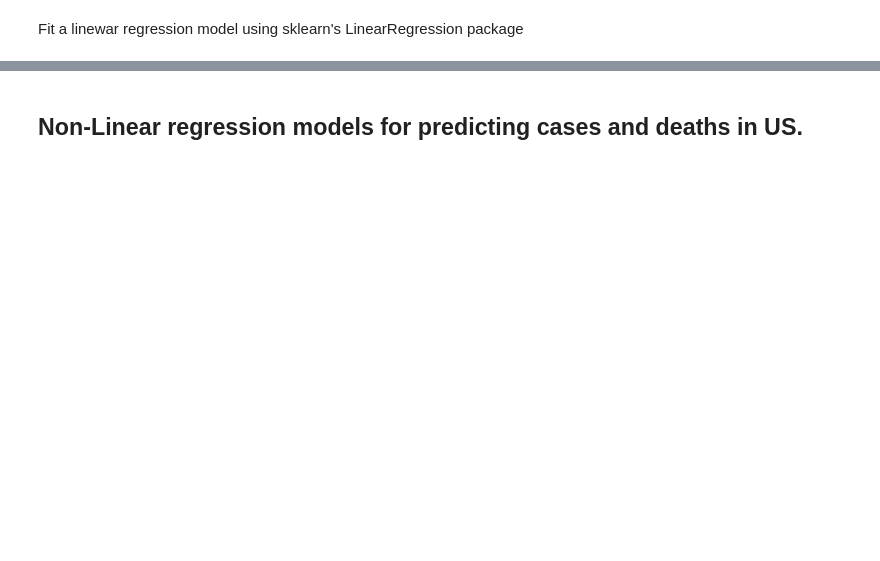
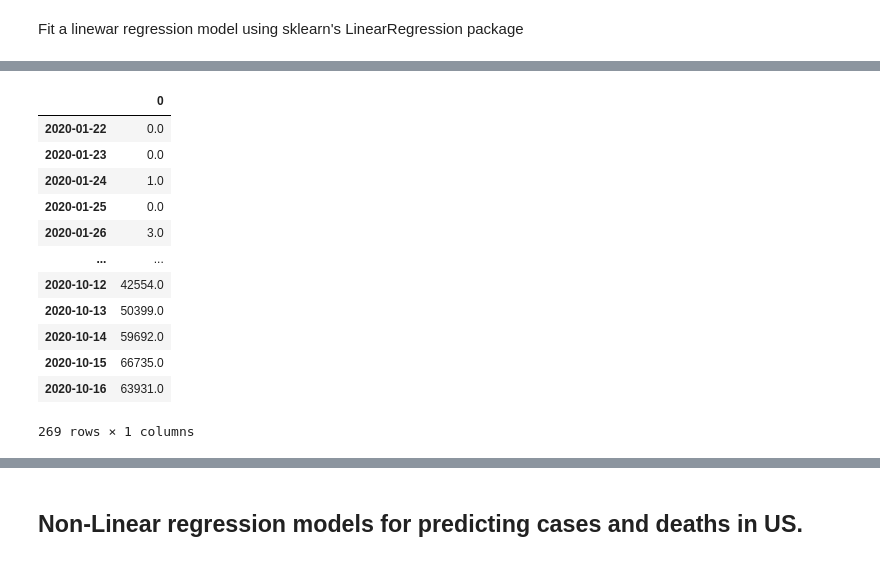
Before and after one commit to HarinB4/Covid-19DataProject, a Jupyter notebook: src/Stage_III/Teams_Stage_III.ipynb, the cells around one changed output, grey strips where cells are left out. Drawn from its saved outputs; the diff is of its cells as text; code cells hidden in the pictures; blank space fills up the shorter version.

```diff
--- a/src/Stage_III/Teams_Stage_III.ipynb
+++ b/src/Stage_III/Teams_Stage_III.ipynb
@@ -146,0 +159,17 @@ formula: y= 267151945867.48468x + 1.5833451689194383e+18
+# %%
+index = [i for i in range(united_states_cases.index.size)]
+united_states_cases
+# %% [output]
+|  | 0 |
+| 2020-01-22 | 0.0 |
+| 2020-01-23 | 0.0 |
+| 2020-01-24 | 1.0 |
+| 2020-01-25 | 0.0 |
+| 2020-01-26 | 3.0 |
+| ... | ... |
+| 2020-10-12 | 42554.0 |
+| 2020-10-13 | 50399.0 |
+| 2020-10-14 | 59692.0 |
+| 2020-10-15 | 66735.0 |
+| 2020-10-16 | 63931.0 |
+269 rows × 1 columns
```
Also changed, not shown: parts of 7 cells of this notebook, 2 other files.
